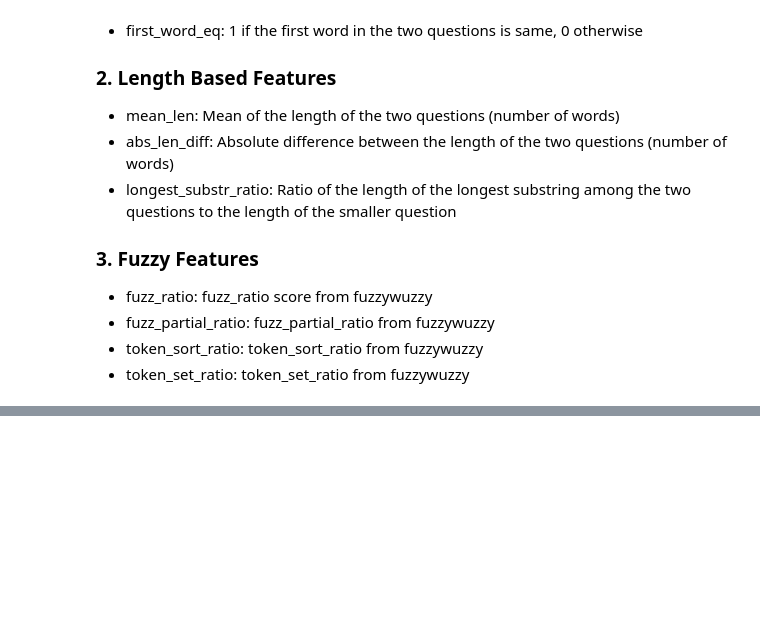
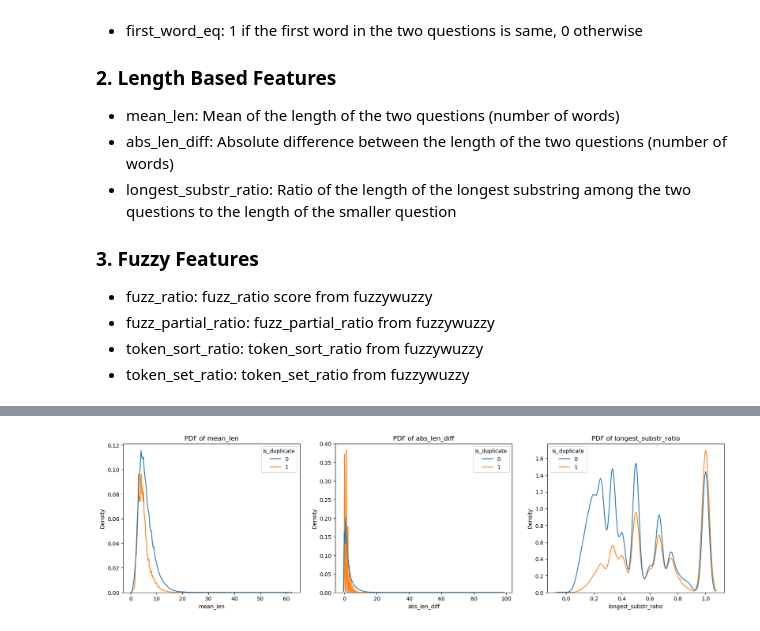
Before and after one commit to IMMRM/Question_Pair_Similarity, a Jupyter notebook: Notebooks/AdvancedFeatureEngineering.ipynb, the cells around one changed output, grey strips where cells are left out. Cells and saved outputs as stored; diff of their text form; code cells hidden in the pictures; blank space fills up the shorter version.

```diff
--- a/Notebooks/AdvancedFeatureEngineering.ipynb
+++ b/Notebooks/AdvancedFeatureEngineering.ipynb
@@ -82,0 +158,14 @@ data.head(5)
+# %%
+#pdf for token based features
+fig,ax=plt.subplots(1,3,figsize=(20,5))
+ax[0].title.set_text('PDF of mean_len')
+ax[1].title.set_text('PDF of abs_len_diff')
+ax[2].title.set_text('PDF of longest_substr_ratio')
+
+sns.kdeplot(data,x='mean_len',hue='is_duplicate',ax=ax[0])
+sns.kdeplot(data,x='abs_len_diff',hue='is_duplicate',ax=ax[1])
+sns.kdeplot(data,x='longest_substr_ratio',hue='is_duplicate',ax=ax[2])
+
+plt.show()
+# %% [output]
+[figure, added]
```
Also changed, not shown: parts of 19 cells of this notebook, 3 other files.
